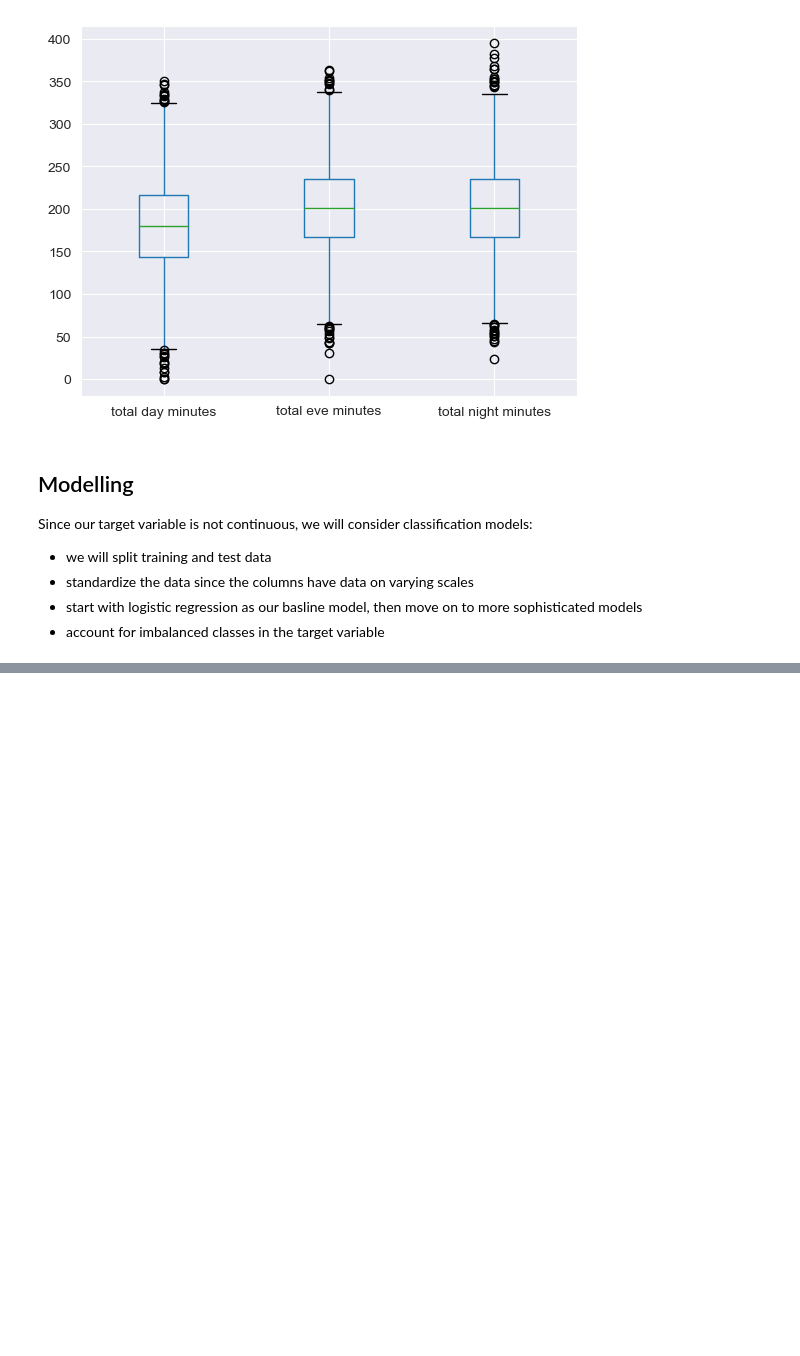
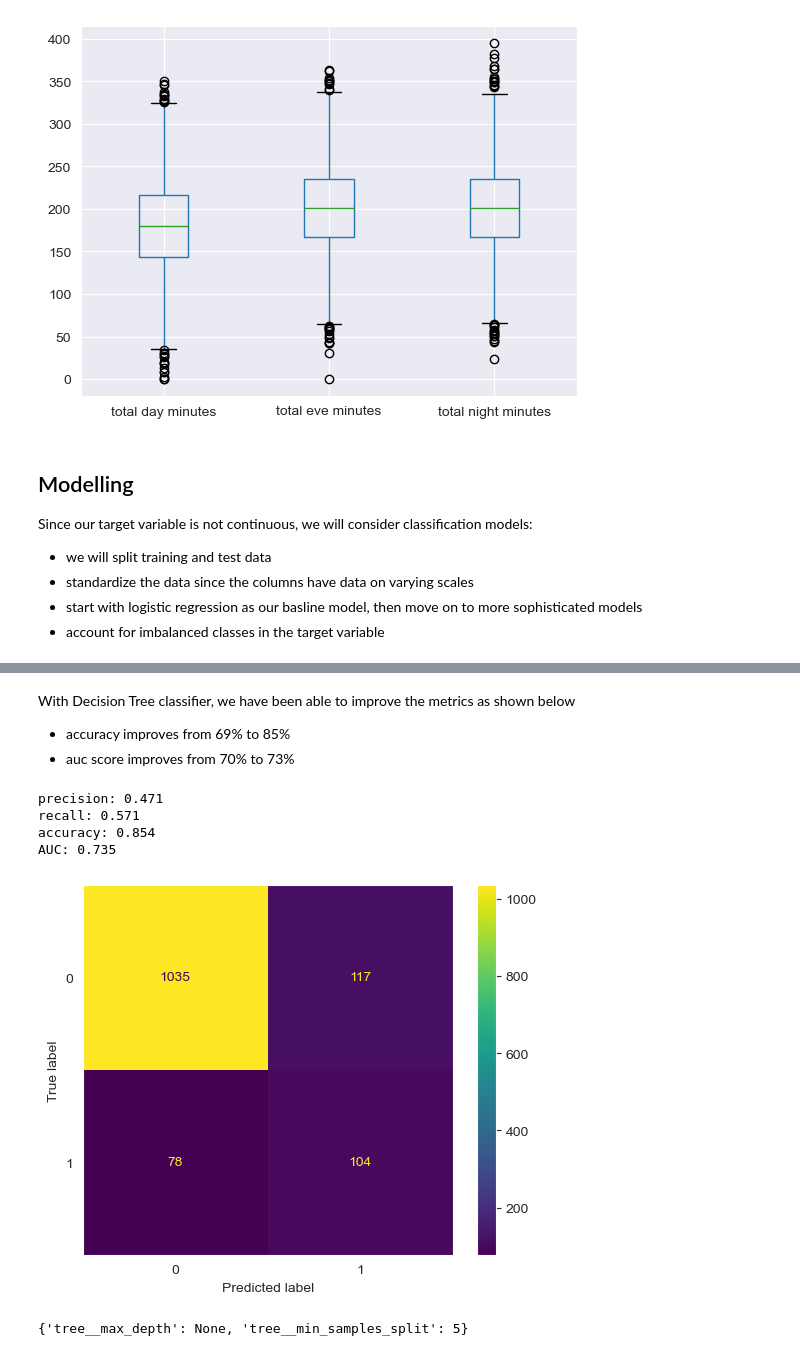
Before and after one commit to paddyokore/phase3-project, a Jupyter notebook: notebook_technical_presentation.ipynb, the cells around one changed output, grey strips where cells are left out. Drawn from its saved outputs; the diff is of its cells as text; code cells hidden in the pictures; blank space fills up the shorter version.

```diff
--- a/notebook_technical_presentation.ipynb
+++ b/notebook_technical_presentation.ipynb
@@ -324,0 +384,46 @@ Since our target variable is not continuous, we will consider classification mod
+# %%
+# import
+from sklearn.tree import DecisionTreeClassifier
+from sklearn.model_selection import GridSearchCV
+
+# Create the pipeline
+pipe = Pipeline([('sc', StandardScaler()),
+                 ('tree', DecisionTreeClassifier(random_state=123, class_weight='balanced'))])
+
+# Create the grid parameter
+grid = [{'tree__max_depth': [None, 2, 6, 10],
+         'tree__min_samples_split': [5, 10]}]
+
+
+# Create the grid, with "pipe" as the estimator
+gridsearch = GridSearchCV(estimator=pipe,
+                          param_grid=grid,
+                          scoring='accuracy',
+                          cv=5)
+
+# fit to training data
+gridsearch.fit(X_train, y_train)
+
+# predicted output
+y_h_train = gridsearch.predict(X_train)
+y_h_test = gridsearch.predict(X_test)
+# %% [markdown]
+With Decision Tree classifier, we have been able to improve the metrics as shown below
+- accuracy improves from 69% to 85%
+- auc score improves from 70% to 73%
+# %%
+# print metrics
+clas_score(y_test, y_h_test)
+
+# plot confusion matrix
+ConfusionMatrixDisplay.from_predictions(y_test, y_h_test);
+# %% [output]
+precision: 0.471
+recall: 0.571
+accuracy: 0.854
+AUC: 0.735
+[figure, added]
+# %%
+gridsearch.best_params_
+# %% [output]
+{'tree__max_depth': None, 'tree__min_samples_split': 5}
```
Also changed, not shown: parts of 12 cells of this notebook, 7 other files.
